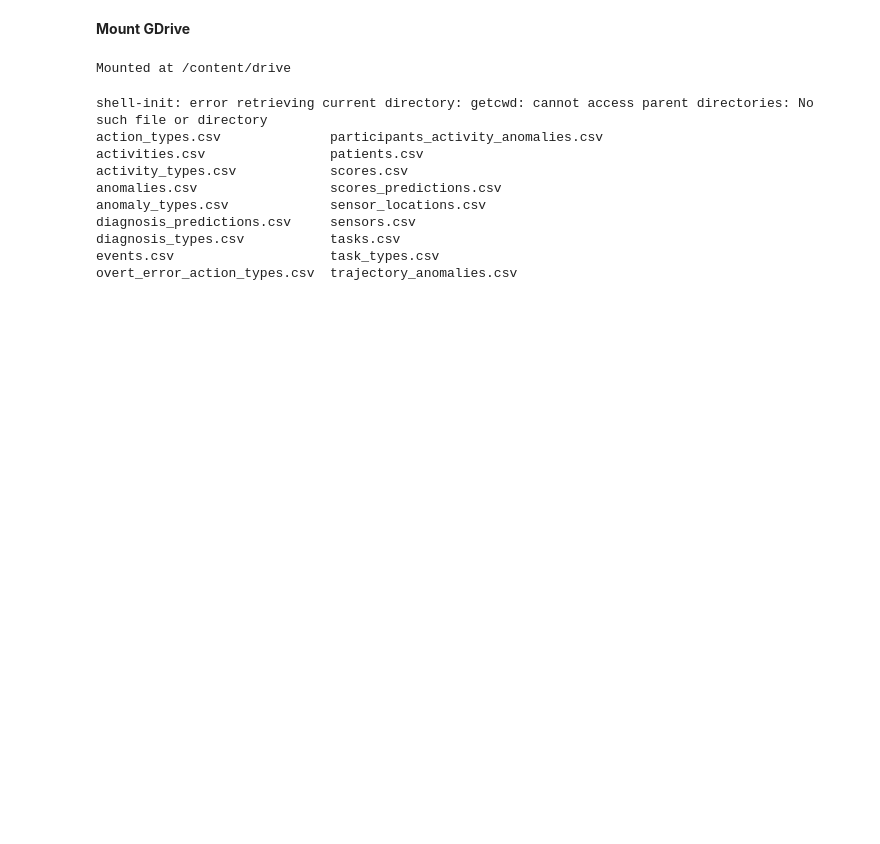
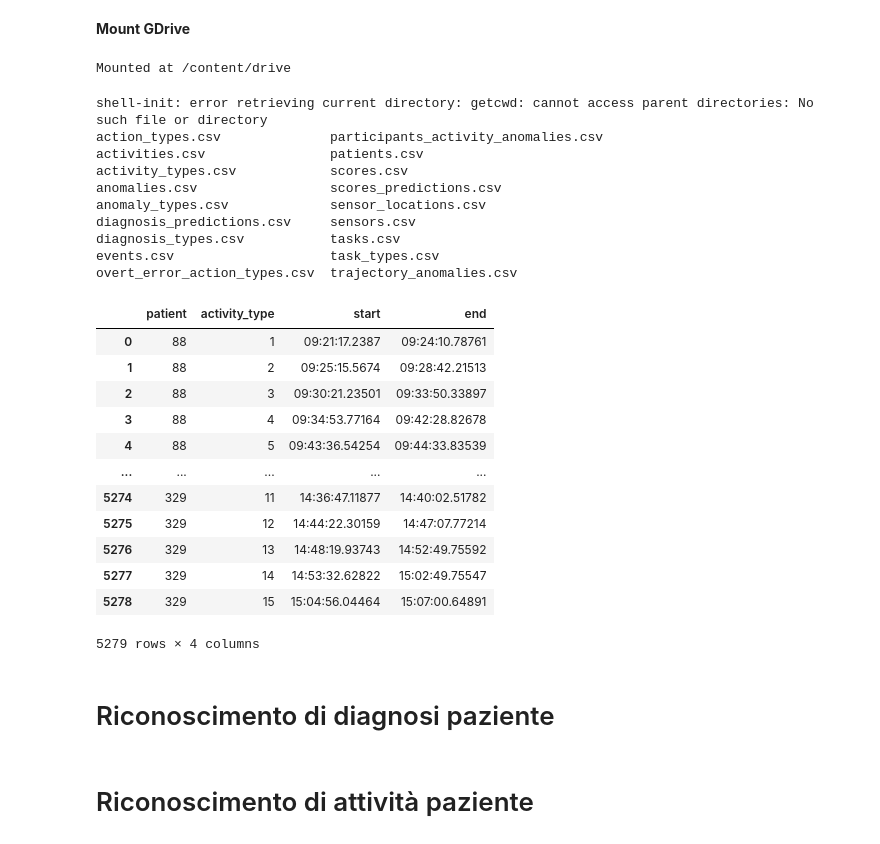
Before and after one commit to martinasalis/ActivityRecognitionGNN, a Jupyter notebook: main.ipynb, the cells around one changed output. Drawn from its saved outputs; the diff is of its cells as text; code cells hidden in the pictures; blank space fills up the shorter version.

Commit message:
Create dataset to activities recognition

```diff
--- a/main.ipynb
+++ b/main.ipynb
@@ -72,6 +72,24 @@ diagnosis_predictions.csv     sensors.csv
 diagnosis_types.csv           tasks.csv
 events.csv                    task_types.csv
 overt_error_action_types.csv  trajectory_anomalies.csv
+# %%
+pd.read_csv('drive/MyDrive/CASAS400/activities.csv')
+# %% [output]
+|  | patient | activity_type | start | end |
+| 0 | 88 | 1 | 09:21:17.2387 | 09:24:10.78761 |
+| 1 | 88 | 2 | 09:25:15.5674 | 09:28:42.21513 |
+| 2 | 88 | 3 | 09:30:21.23501 | 09:33:50.33897 |
+| 3 | 88 | 4 | 09:34:53.77164 | 09:42:28.82678 |
+| 4 | 88 | 5 | 09:43:36.54254 | 09:44:33.83539 |
+| ... | ... | ... | ... | ... |
+| 5274 | 329 | 11 | 14:36:47.11877 | 14:40:02.51782 |
+| 5275 | 329 | 12 | 14:44:22.30159 | 14:47:07.77214 |
+| 5276 | 329 | 13 | 14:48:19.93743 | 14:52:49.75592 |
+| 5277 | 329 | 14 | 14:53:32.62822 | 15:02:49.75547 |
+| 5278 | 329 | 15 | 15:04:56.04464 | 15:07:00.64891 |
+5279 rows × 4 columns
+# %% [markdown]
+# Riconoscimento di diagnosi paziente
 # %%
 def task_activity_sensors(tasks, events, sensors, activities, patient):
 
@@ -267,3 +285,5 @@ for d in diagnosis:
       count = count + 1
 
   dim_label = dim_label.append({'label': d, 'dimension': count}, ignore_index = True)
+# %% [markdown]
+# Riconoscimento di attività paziente
```
Also changed, not shown: parts of 9 cells of this notebook.
